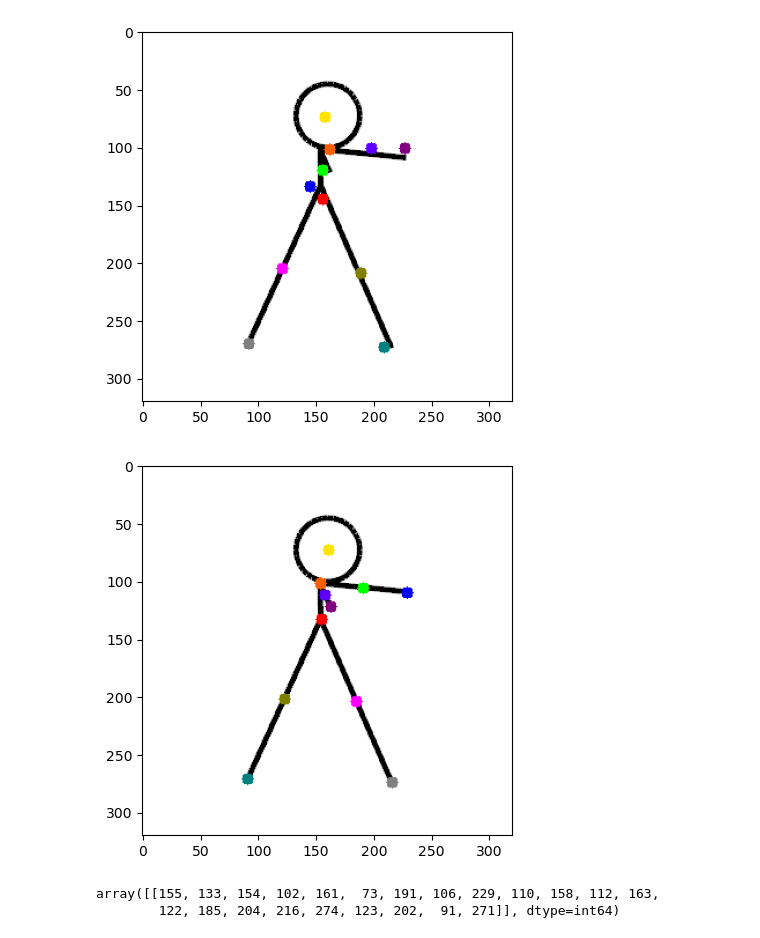
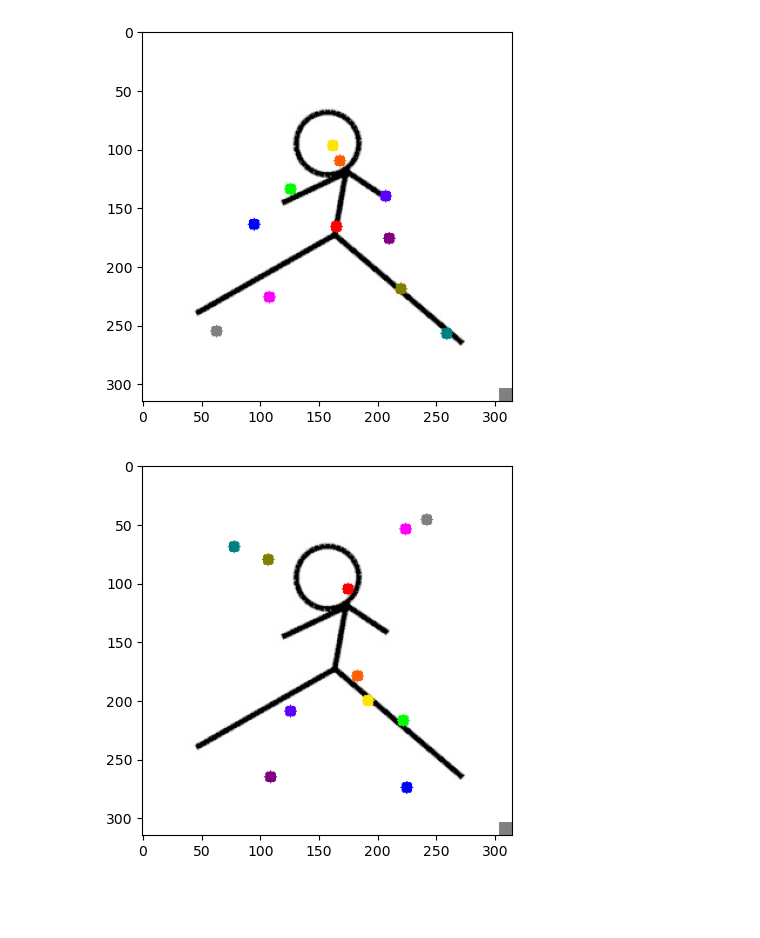
Before and after one commit to leesihoo0919/CG-LAB-Stick-Figure, a Jupyter notebook: DT_cnn_Dropout.ipynb, the cells around one changed output. Saved outputs shown, nothing was run; the diff lists cells and outputs as text; code cells hidden in the pictures; blank space fills up the shorter version.

```diff
--- a/DT_cnn_Dropout.ipynb
+++ b/DT_cnn_Dropout.ipynb
@@ -233,5 +241,5 @@ plt.show()
 # %%
-imageFile = './image_ex/sf012600.png'
+imageFile = './image_ex/sf_t.png'
 X_ex_image = cv2.imread(imageFile)
 
 # 각 관절 위치 값 저장
@@ -281,9 +289,9 @@ img = cv2.cvtColor(X_ex_image, cv2.COLOR_BGR2RGB)
 plt.imshow(img)
 plt.show()
 # %% [output]
-[figure, old version]
+[figure, new version]
 # %%
-imageFile = './image_ex/sf012600.png'
+imageFile = './image_ex/sf_t.png'
 X_ex_image = cv2.imread(imageFile)
 
 # 각 관절 위치 값 저장
@@ -306,34 +314,31 @@ rh_y = int(round(data[13]))
 lk_x = int(round(data[14]))
 lk_y = int(round(data[15]))
 lf_x = int(round(data[16]))
 lf_y = int(round(data[17]))
 rk_x = int(round(data[18]))
 rk_y = int(round(data[19]))
 rf_x = int(round(data[20]))
 rf_y = int(round(data[21]))
 
 
 
 cv2.circle(X_ex_image,(c1_x,c1_y), radius=5, color=(0,0,255), thickness=-1)  #빨
 cv2.circle(X_ex_image,(c2_x,c2_y), radius=5, color=(0,94,255), thickness=-1)  #주
 cv2.circle(X_ex_image,(c3_x,c3_y), radius=5, color=(0,228,255), thickness=-1) #노
 cv2.circle(X_ex_image,(le_x,le_y), radius=5, color=(0,255,0), thickness=-1)  #초
 cv2.circle(X_ex_image,(lh_x,lh_y), radius=5, color=(255,0,0), thickness=-1)  #파
 cv2.circle(X_ex_image,(re_x,re_y), radius=5, color=(255,0,95), thickness=-1)
 cv2.circle(X_ex_image,(rh_x,rh_y), radius=5, color=(128,0,128), thickness=-1)
 cv2.circle(X_ex_image,(lk_x,lk_y), radius=5, color=(255,0,255), thickness=-1)
 cv2.circle(X_ex_image,(lf_x,lf_y), radius=5, color=(128,128,128), thickness=-1)
 cv2.circle(X_ex_image,(rk_x,rk_y), radius=5, color=(0,128,128), thickness=-1)
 cv2.circle(X_ex_image,(rf_x,rf_y), radius=5, color=(128,128,0), thickness=-1)
 
 
 img = cv2.cvtColor(X_ex_image, cv2.COLOR_BGR2RGB)
 
 #이미지, 점 출력
 plt.imshow(img)
 plt.show()
-y_ex
 # %% [output]
-[figure, old version]
+[figure, new version]
-array([[155, 133, 154, 102, 161,  73, 191, 106, 229, 110, 158, 112, 163,
-        122, 185, 204, 216, 274, 123, 202,  91, 271]], dtype=int64)
```
Also changed, not shown: parts of 4 cells of this notebook, 2 other files.
